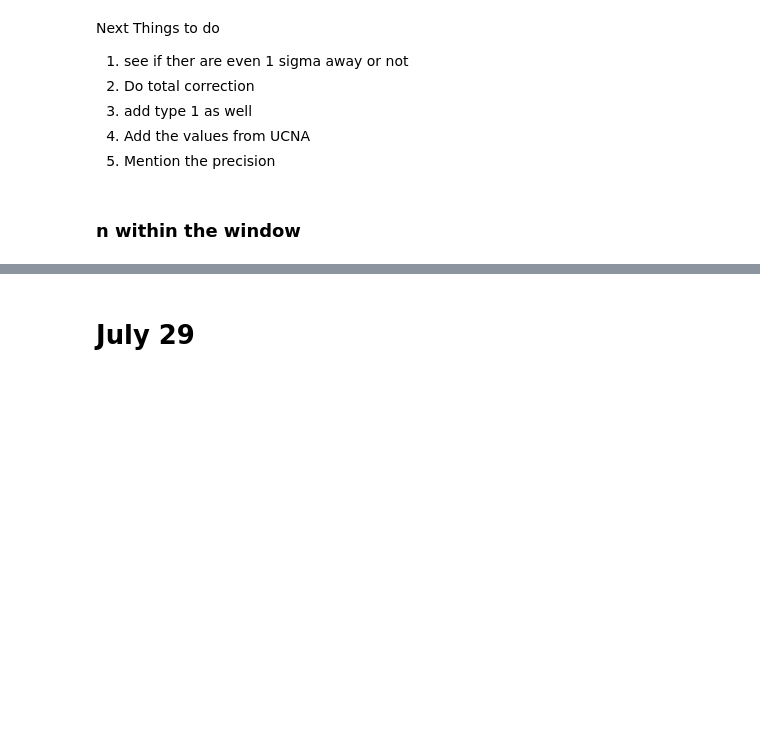
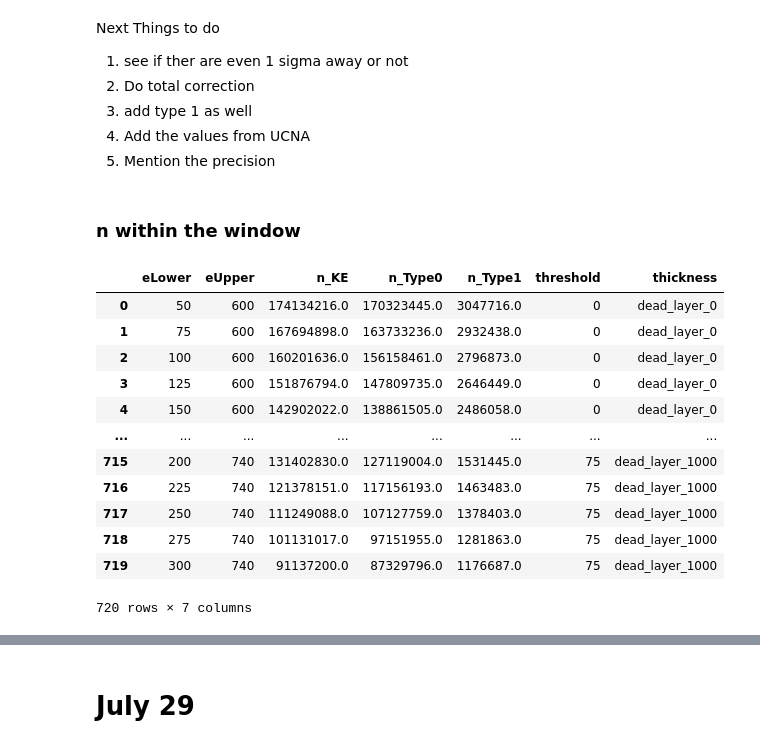
Before and after one commit to Rashika-Gupta/deadlayer-comparison-with-deadlayer, a Jupyter notebook: notebook/ucnaPlusWithAndWithoutDead.ipynb, the cells around one changed output, grey strips where cells are left out. Saved outputs shown, nothing was run; the diff lists cells and outputs as text; code cells hidden in the pictures; blank space fills up the shorter version.

```diff
--- a/notebook/ucnaPlusWithAndWithoutDead.ipynb
+++ b/notebook/ucnaPlusWithAndWithoutDead.ipynb
@@ -290,2 +571,12 @@ no_dead['err_corrected_asymmetry_type0_beta'] = error_asymmetry_beta(no_dead['Ga
+# %%
+# Iterate over each thickness and threshold in ucnaP_df
+for thickness, thresholds_dict in ucnaP_df.items():
+    for threshold, df in thresholds_dict.items():
+        # Perform the calculations
+        df['Gamma_1_corrected'] = df['EdepType01;1'] - df['misEdepType01;1'] + df['misEdepType02;1']
+        df['Gamma_2_corrected'] = df['EdepType02;1'] - df['misEdepType02;1'] + df['misEdepType01;1']
+
+        df['corrected_asymmetry_type0_beta'] = asymmetry_measured(df['Gamma_1_corrected'], df['Gamma_2_corrected']) / (beta(df['Evals'] + 0.5*binwidth) / 2)
+        df['err_corrected_asymmetry_type0_beta'] = error_asymmetry_beta(df['Gamma_1_corrected'], df['Gamma_2_corrected'], beta(df['Evals'] + 0.5*binwidth))
 # %% [markdown]
 ### type 1
@@ -534,2 +811,18 @@ df_n = pd.DataFrame(data_list_n0)
+# %%
+df_n
+# %% [output]
+|  | eLower | eUpper | n_KE | n_Type0 | n_Type1 | threshold | thickness |
+| 0 | 50 | 600 | 174134216.0 | 170323445.0 | 3047716.0 | 0 | dead_layer_0 |
+| 1 | 75 | 600 | 167694898.0 | 163733236.0 | 2932438.0 | 0 | dead_layer_0 |
+| 2 | 100 | 600 | 160201636.0 | 156158461.0 | 2796873.0 | 0 | dead_layer_0 |
+| 3 | 125 | 600 | 151876794.0 | 147809735.0 | 2646449.0 | 0 | dead_layer_0 |
+| 4 | 150 | 600 | 142902022.0 | 138861505.0 | 2486058.0 | 0 | dead_layer_0 |
+| ... | ... | ... | ... | ... | ... | ... | ... |
+| 715 | 200 | 740 | 131402830.0 | 127119004.0 | 1531445.0 | 75 | dead_layer_1000 |
+| 716 | 225 | 740 | 121378151.0 | 117156193.0 | 1463483.0 | 75 | dead_layer_1000 |
+| 717 | 250 | 740 | 111249088.0 | 107127759.0 | 1378403.0 | 75 | dead_layer_1000 |
+| 718 | 275 | 740 | 101131017.0 | 97151955.0 | 1281863.0 | 75 | dead_layer_1000 |
+| 719 | 300 | 740 | 91137200.0 | 87329796.0 | 1176687.0 | 75 | dead_layer_1000 |
+720 rows × 7 columns
 # %%
 df_n.head(2)
```
Also changed, not shown: parts of 98 cells of this notebook.
